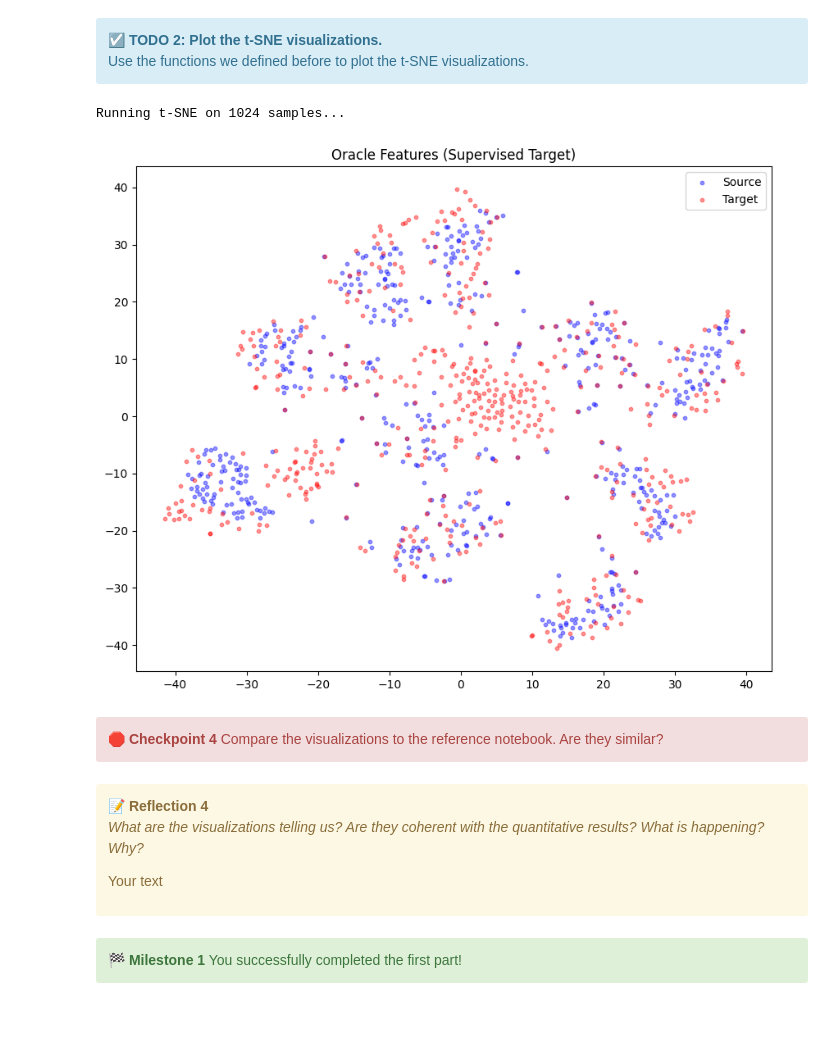
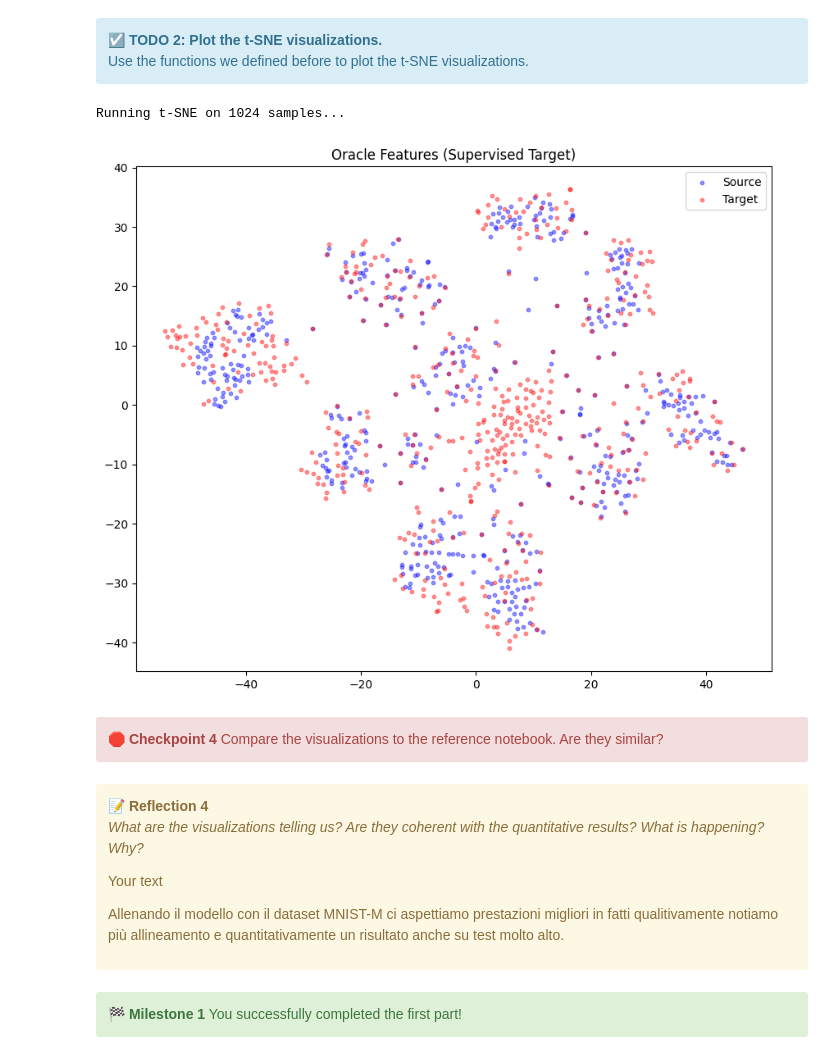
Before and after one commit to LenionK/Lenionk, a Jupyter notebook: notebooks/04-deep-domain-adaptation.ipynb, the cells around one changed output. Saved outputs shown, nothing was run; the diff lists cells and outputs as text; code cells hidden in the pictures; blank space fills up the shorter version.

```diff
--- a/notebooks/04-deep-domain-adaptation.ipynb
+++ b/notebooks/04-deep-domain-adaptation.ipynb
@@ -735,11 +732,19 @@ LOCAL_RANK: 0 - CUDA_VISIBLE_DEVICES: [0,1,2,3]
 # %%
 # plot t-SNE for Oracle
 # < YOUR CODE HERE >
 
+visualize_tsne(
+    task_oracle.model.feature_extractor,
+    mnist_test_loader,
+    mnistm_test_loader,
+    device,
+    title="Oracle Features (Supervised Target)"
+)
+
 # </ YOUR CODE HERE >
 # %% [output]
 Running t-SNE on 1024 samples...
-[figure, old version]
+[figure, new version]
 # %% [markdown]
 <div class="alert alert-block alert-danger">
 <b>🛑 Checkpoint 4</b> Compare the visualizations to the reference notebook. Are they similar?
@@ -752,6 +757,7 @@ Running t-SNE on 1024 samples...
 
 Your text
 
+Allenando il modello con il dataset MNIST-M ci aspettiamo prestazioni migliori in fatti qualitivamente notiamo più allineamento e quantitativamente un risultato anche su test molto alto.
 </div>
 # %% [markdown]
 <div class="alert alert-block alert-success">
```
Also changed, not shown: parts of 4 cells of this notebook.
